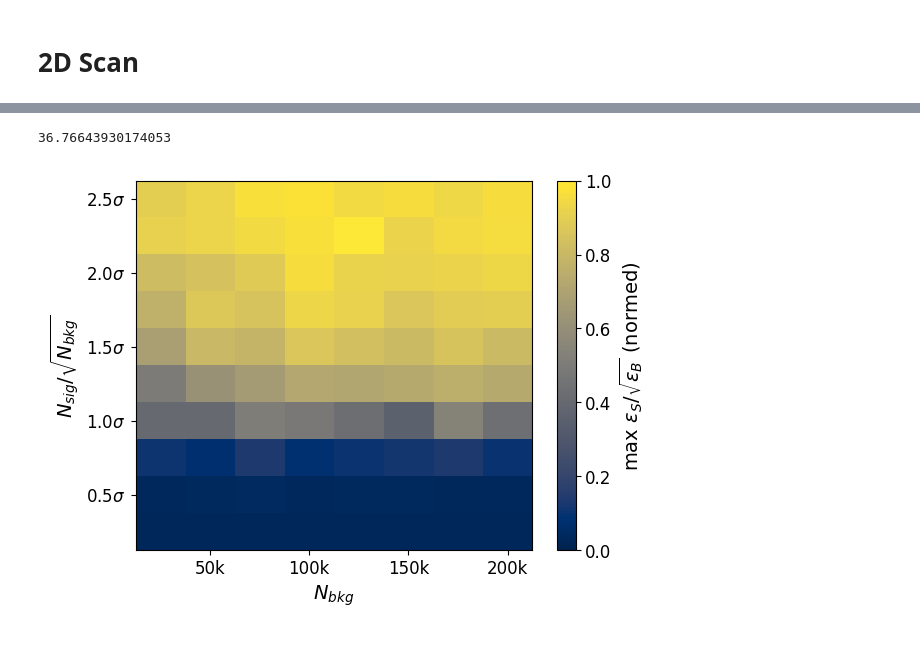
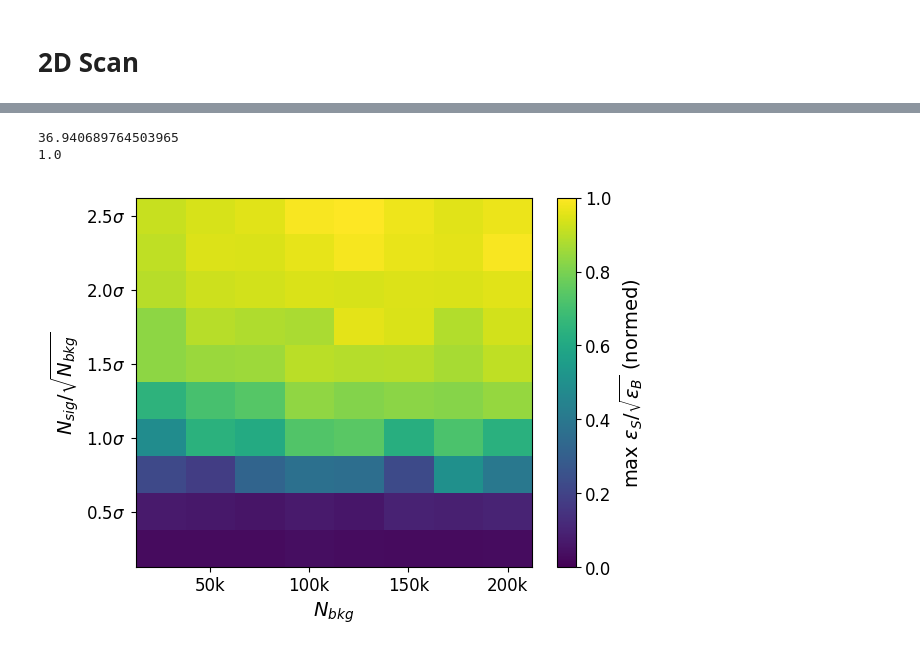
Before and after one commit to mariehein/BackToTheRoots, a Jupyter notebook: plotting.ipynb, the cells around one changed output, grey strips where cells are left out. Saved outputs shown, nothing was run; the diff lists cells and outputs as text; code cells hidden in the pictures.

```diff
--- a/plotting.ipynb
+++ b/plotting.ipynb
@@ -50,8 +50,8 @@ col_10G = 4/N
 col_30G = 5/N
 col_50G = 6/N
 
-colormap_2D = "cividis"
-global_xaxis = False
+colormap_2D = "viridis"
+global_xaxis = True
 
 NN_runs="50"
 # %% [markdown]
@@ -422,20 +340,7 @@ for j,s in enumerate(sig):
 	sic_all[j], sic_all_low[j], sic_all_upp[j] = read_ROC_SIC_1D("roc_classifier_averaging", points, directory2+"extended3/Nsig_"+str(s)+"/")
 plot_sic(sic_all[:,-1], sic_all_low[:,-1], sic_all_upp[:,-1], sig, col_ex3, "Extended set 3")
 
-sic_ks = np.zeros((len(sig),len(points)+2))
-sic_ks_low = np.zeros((len(sig),len(points)+2))
-sic_ks_upp = np.zeros((len(sig),len(points)+2))
-
-"""
-for j,s in enumerate(sig):
-	sic_ks[j], sic_ks_low[j], sic_ks_upp[j] = read_ROC_SIC_1D("roc_classifier_averaging", points, directory2+"kitchensink/Nsig_"+str(s)+"/")
-plot_sic(sic_ks[:,-1], sic_ks_low[:,-1], sic_ks_upp[:,-1], sig, col_ks, "Kitchen Sink")
-"""
-
-for j,s in enumerate(sig):
-	sic_ks[j], sic_ks_low[j], sic_ks_upp[j] = read_ROC_SIC_1D("roc_classifier_averaging", points, directory2+"kitchensink_super/Nsig_"+str(s)+"/")
-plot_sic(sic_ks[:,-1], sic_ks_low[:,-1], sic_ks_upp[:,-1], sig, col_ks, "Kitchen Sink")
-plot_end_1D(sig_plot, "max_err_larger_ks")
+plot_end_1D(sig_plot, "max_err")
 # %% [output]
 (10, 46643)
 (10, 47087)
@@ -544,7 +387,7 @@ def plot_err(arr, arr_err, x, bkg_str, y, sig_str, name, vmin=None, vmax=None, l
 	ax[1].set_ylabel(ylabel)
 	plt.savefig("plots/final/2D_"+name+".pdf")
 
-def plot_2D(arr, arr_err, x, bkg_str, y, sig_str, name, vmin=None, vmax=None, label= r"max $\epsilon_S/\sqrt{\epsilon_B}$", ylabel=r"$N_{sig}/N_{bkg}$", normed=False, logscale=False):
+def plot_2D(arr, arr_err, x, bkg_str, y, sig_str, name, vmin=None, vmax=None, printing=False, tick_labels=None, label= r"max $\epsilon_S/\sqrt{\epsilon_B}$", ylabel=r"$N_{sig}/N_{bkg}$", normed=False, logscale=False):
 	plt.figure()
 	if normed:
 		m = np.max(arr)
@@ -554,9 +397,20 @@ def plot_2D(arr, arr_err, x, bkg_str, y, sig_str, name, vmin=None, vmax=None, la
 		vmax=1
 	if logscale:
 		plt.imshow(arr.T,cmap=colormap_2D, aspect="auto", norm=colors.LogNorm(vmin=vmin, vmax=vmax))
+		if tick_labels is not None:
+			cb = plt.colorbar(location="right", label=label, ticks=tick_labels)
+			cb.minorticks_off()
+			cb.set_ticklabels(tick_labels)
 	else:
 		plt.imshow(arr.T,cmap=colormap_2D, vmin =vmin, vmax=vmax, aspect="auto")
-	cb = plt.colorbar(location="right", label=label)
+		cb = plt.colorbar(location="right", label=label)
+
+	if printing:
+		for (j,i),label in np.ndenumerate(arr.T):
+			if label<9.5:
+				plt.text(i,j, round(label),ha='center',va='center', color="white")
+			else:
+				plt.text(i,j, round(label),ha='center',va='center')
 
 	plt.yticks(y, sig_str_plot)
 	plt.xticks(x, bkg_str)
@@ -616,9 +470,13 @@ vmax = plot_2D(sic[:,:,-1],sic_err[:,:,-1], x, bkg_str, y, sig_str_plot, "baseli
 # %%
-
+summn=0
 for i, b in enumerate(bkg):
 	for j,s in enumerate(sig):
-		sic[i,j], sic_err[i,j],a = read_ROC_SIC("roc_classifier_averaging", points, directory+"kitchensink/"+str(b)+"_"+str(b)+"_"+str(s)+"/")
-vmax = plot_2D(sic[:,:,-1],sic_err[:,:,-1], x, bkg_str, y, sig_str_plot, "kitchensink_smaller", ylabel=r"$N_{sig}/\sqrt{N_{bkg}}$", label= r"max $\epsilon_S/\sqrt{\epsilon_B}$ (normed)", normed=True)
+		sic[i,j], sic_err[i,j],a = read_ROC_SIC("roc_classifier_averaging", points, directory+"extended3/"+str(b)+"_"+str(b)+"_"+str(s)+"/")
+		summn+=a
+vmax = plot_2D(sic[:,:,-1],sic_err[:,:,-1], x, bkg_str, y, sig_str_plot, "extended3", ylabel=r"$N_{sig}/\sqrt{N_{bkg}}$", label= r"max $\epsilon_S/\sqrt{\epsilon_B}$ (normed)", normed=True)
+
+print(vmax)
 # %% [output]
-36.76643930174053
+36.940689764503965
+1.0
-[figure, old version]
+[figure, new version]
```
Also changed, not shown: parts of 26 cells of this notebook, 1 other file.
